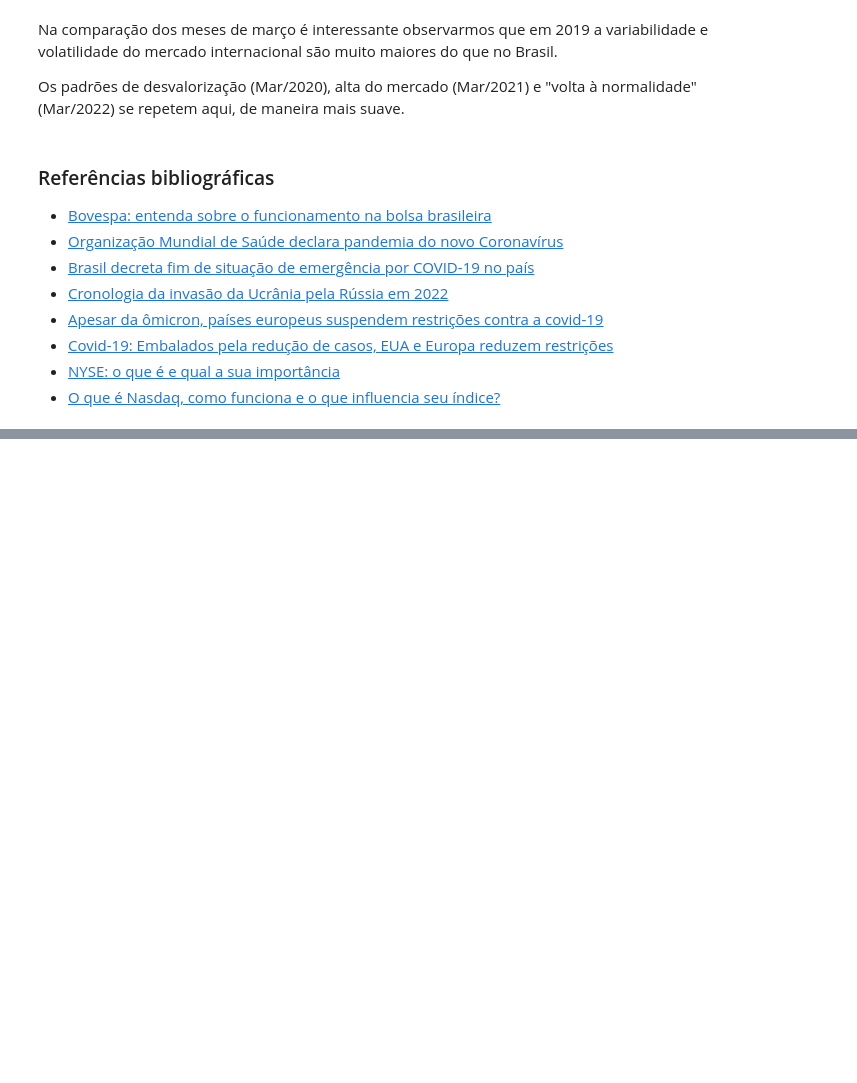
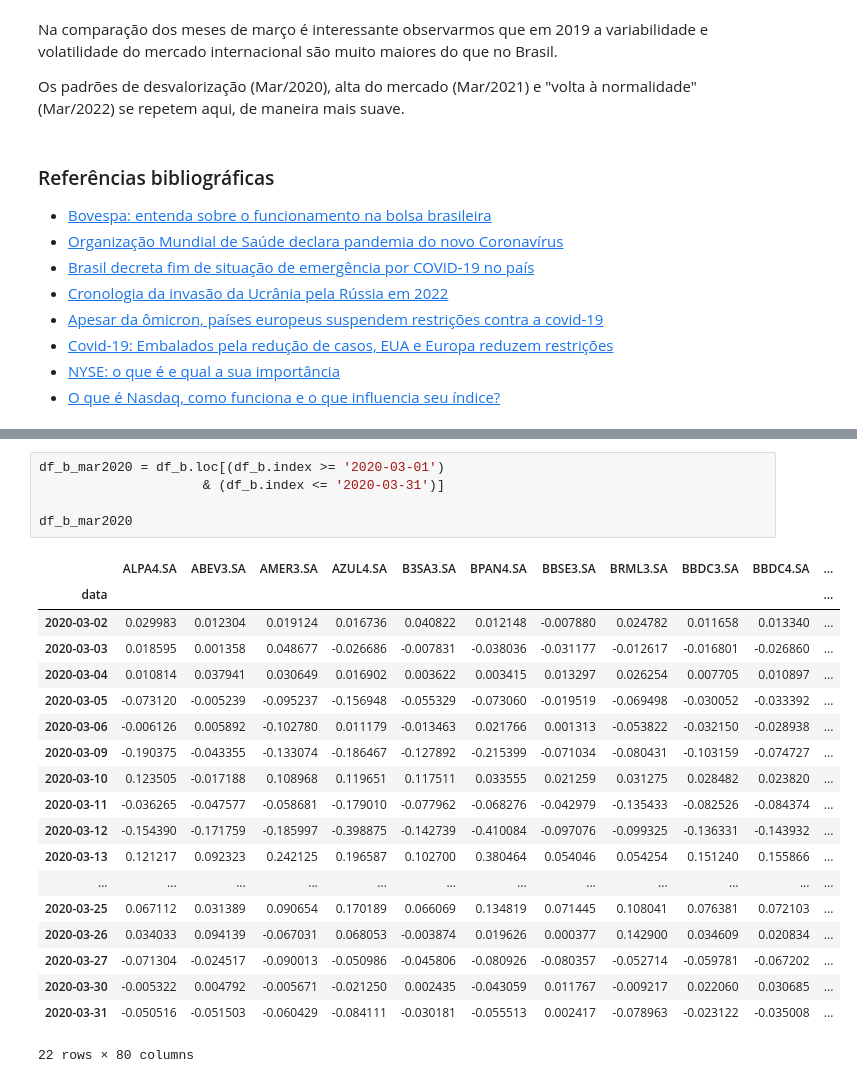
Before and after one commit to alinef29/Pratica-Ciencia-Dados, a Jupyter notebook: Projeto-2/EDA.ipynb, the cells around one changed output, grey strips where cells are left out. Cells and saved outputs as stored; diff of their text form; blank space fills up the shorter version.

```diff
--- a/Projeto-2/EDA.ipynb
+++ b/Projeto-2/EDA.ipynb
@@ -364,0 +362,25 @@ Os padrões de desvalorização (Mar/2020), alta do mercado (Mar/2021) e "volta
+# %%
+df_b_mar2020 = df_b.loc[(df_b.index >= '2020-03-01')
+                     & (df_b.index <= '2020-03-31')]
+
+df_b_mar2020
+# %% [output]
+|  | ALPA4.SA | ABEV3.SA | AMER3.SA | AZUL4.SA | B3SA3.SA | BPAN4.SA | BBSE3.SA | BRML3.SA | BBDC3.SA | BBDC4.SA | ... |
+| data |  |  |  |  |  |  |  |  |  |  | ... |
+| 2020-03-02 | 0.029983 | 0.012304 | 0.019124 | 0.016736 | 0.040822 | 0.012148 | -0.007880 | 0.024782 | 0.011658 | 0.013340 | ... |
+| 2020-03-03 | 0.018595 | 0.001358 | 0.048677 | -0.026686 | -0.007831 | -0.038036 | -0.031177 | -0.012617 | -0.016801 | -0.026860 | ... |
+| 2020-03-04 | 0.010814 | 0.037941 | 0.030649 | 0.016902 | 0.003622 | 0.003415 | 0.013297 | 0.026254 | 0.007705 | 0.010897 | ... |
+| 2020-03-05 | -0.073120 | -0.005239 | -0.095237 | -0.156948 | -0.055329 | -0.073060 | -0.019519 | -0.069498 | -0.030052 | -0.033392 | ... |
+| 2020-03-06 | -0.006126 | 0.005892 | -0.102780 | 0.011179 | -0.013463 | 0.021766 | 0.001313 | -0.053822 | -0.032150 | -0.028938 | ... |
+| 2020-03-09 | -0.190375 | -0.043355 | -0.133074 | -0.186467 | -0.127892 | -0.215399 | -0.071034 | -0.080431 | -0.103159 | -0.074727 | ... |
+| 2020-03-10 | 0.123505 | -0.017188 | 0.108968 | 0.119651 | 0.117511 | 0.033555 | 0.021259 | 0.031275 | 0.028482 | 0.023820 | ... |
+| 2020-03-11 | -0.036265 | -0.047577 | -0.058681 | -0.179010 | -0.077962 | -0.068276 | -0.042979 | -0.135433 | -0.082526 | -0.084374 | ... |
+| 2020-03-12 | -0.154390 | -0.171759 | -0.185997 | -0.398875 | -0.142739 | -0.410084 | -0.097076 | -0.099325 | -0.136331 | -0.143932 | ... |
+| 2020-03-13 | 0.121217 | 0.092323 | 0.242125 | 0.196587 | 0.102700 | 0.380464 | 0.054046 | 0.054254 | 0.151240 | 0.155866 | ... |
+| ... | ... | ... | ... | ... | ... | ... | ... | ... | ... | ... | ... |
+| 2020-03-25 | 0.067112 | 0.031389 | 0.090654 | 0.170189 | 0.066069 | 0.134819 | 0.071445 | 0.108041 | 0.076381 | 0.072103 | ... |
+| 2020-03-26 | 0.034033 | 0.094139 | -0.067031 | 0.068053 | -0.003874 | 0.019626 | 0.000377 | 0.142900 | 0.034609 | 0.020834 | ... |
+| 2020-03-27 | -0.071304 | -0.024517 | -0.090013 | -0.050986 | -0.045806 | -0.080926 | -0.080357 | -0.052714 | -0.059781 | -0.067202 | ... |
+| 2020-03-30 | -0.005322 | 0.004792 | -0.005671 | -0.021250 | 0.002435 | -0.043059 | 0.011767 | -0.009217 | 0.022060 | 0.030685 | ... |
+| 2020-03-31 | -0.050516 | -0.051503 | -0.060429 | -0.084111 | -0.030181 | -0.055513 | 0.002417 | -0.078963 | -0.023122 | -0.035008 | ... |
+22 rows × 80 columns
```
Also changed, not shown: parts of 20 cells of this notebook, 1 other file.
